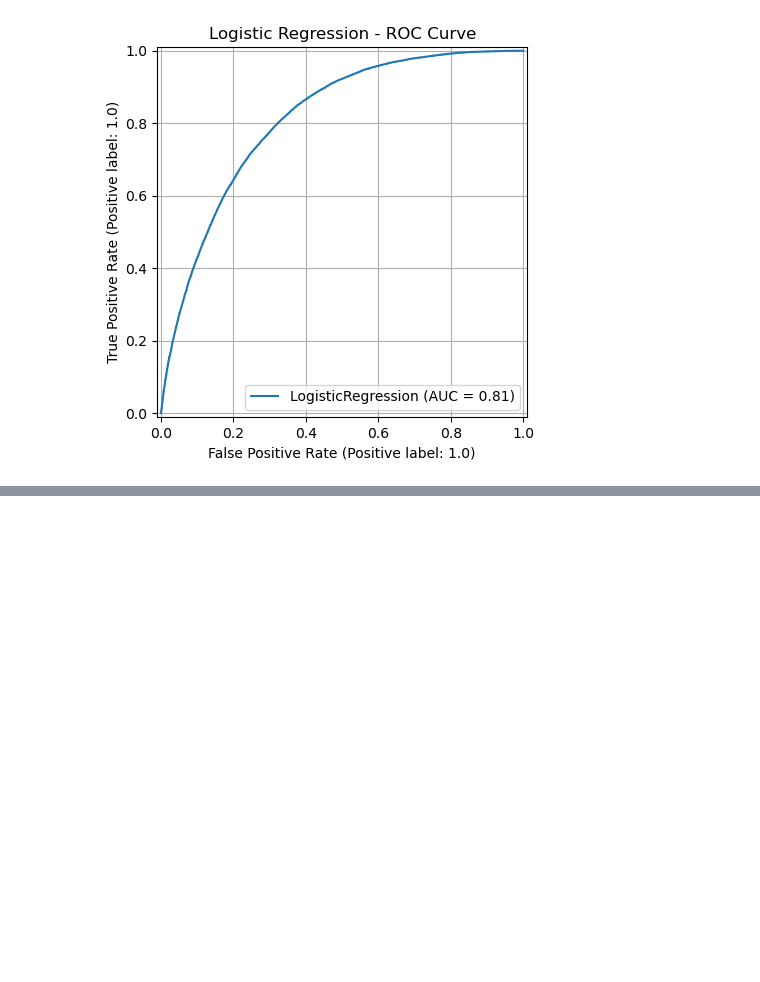
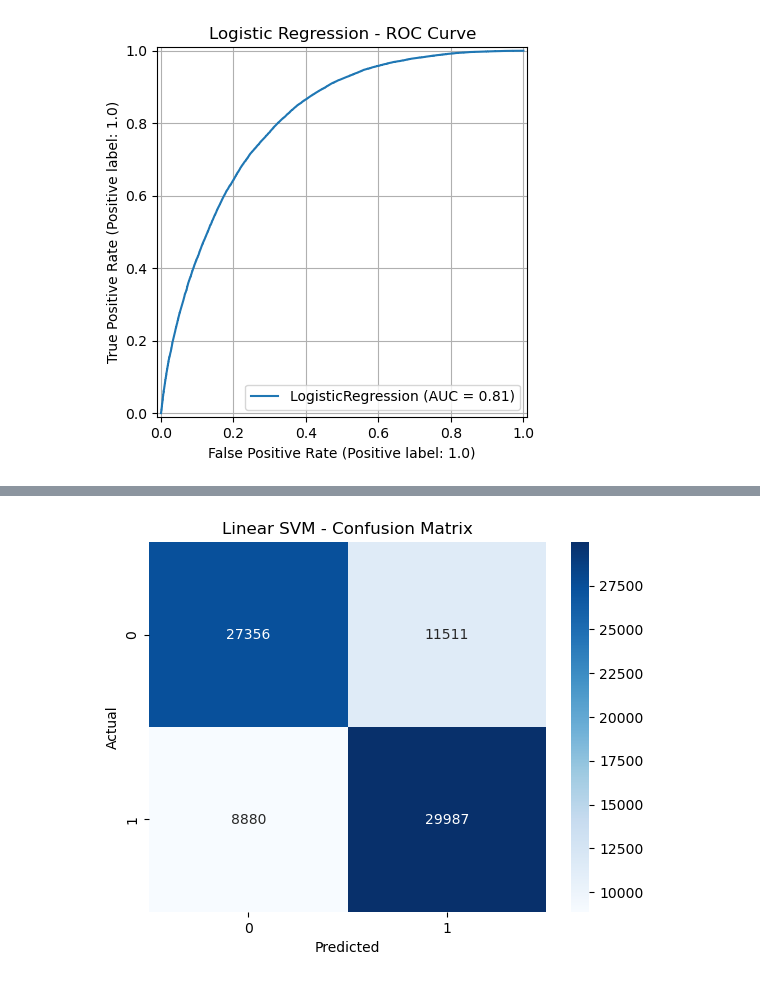
Before and after one commit to najmul19/diabetics_classification_from_daily_activities, a Jupyter notebook: diabatics/diabetics_classification_from_daily_activities.ipynb, the cells around one changed output, grey strips where cells are left out. Saved outputs shown, nothing was run; the diff lists cells and outputs as text; code cells hidden in the pictures; blank space fills up the shorter version.

Commit message:
2nd model completed use linear SVM Model instead of SVM model(as datasets is large)

```diff
--- a/diabatics/diabetics_classification_from_daily_activities.ipynb
+++ b/diabatics/diabetics_classification_from_daily_activities.ipynb
@@ -660,3 +664,22 @@ plt.grid(True)
 plt.show()
 # %% [output]
 [figure]
+# %%
+#use linear SVM Model instead of SVM model(as datasets is large)
+
+from sklearn.svm import LinearSVC
+
+svm_linear = LinearSVC(max_iter=10000, random_state=42)
+svm_linear.fit(X_train, y_train)
+
+y_pred = svm_linear.predict(X_test)
+
+#No probability output in LinearSVC, so ROC AUC won't work directly
+from sklearn.metrics import accuracy_score, precision_score, recall_score, f1_score, classification_report, confusion_matrix
+
+print("Linear SVM Evaluation:")
+print("Accuracy:", accuracy_score(y_test, y_pred))
+print("Precision:", precision_score(y_test, y_pred))
+print("Recall:", recall_score(y_test, y_pred))
+print("F1 Score:", f1_score(y_test, y_pred))
+print("\nClassification Report:\n", classification_report(y_test, y_pred))
@@ -662,0 +719,10 @@ plt.show()
+# %%
+#Confusion Matrix
+cm = confusion_matrix(y_test, y_pred)
+sns.heatmap(cm, annot=True, fmt='d', cmap='Blues')
+plt.title("Linear SVM - Confusion Matrix")
+plt.xlabel("Predicted")
+plt.ylabel("Actual")
+plt.show()
+# %% [output]
+[figure, added]
```
Also changed, not shown: parts of 9 cells of this notebook.
